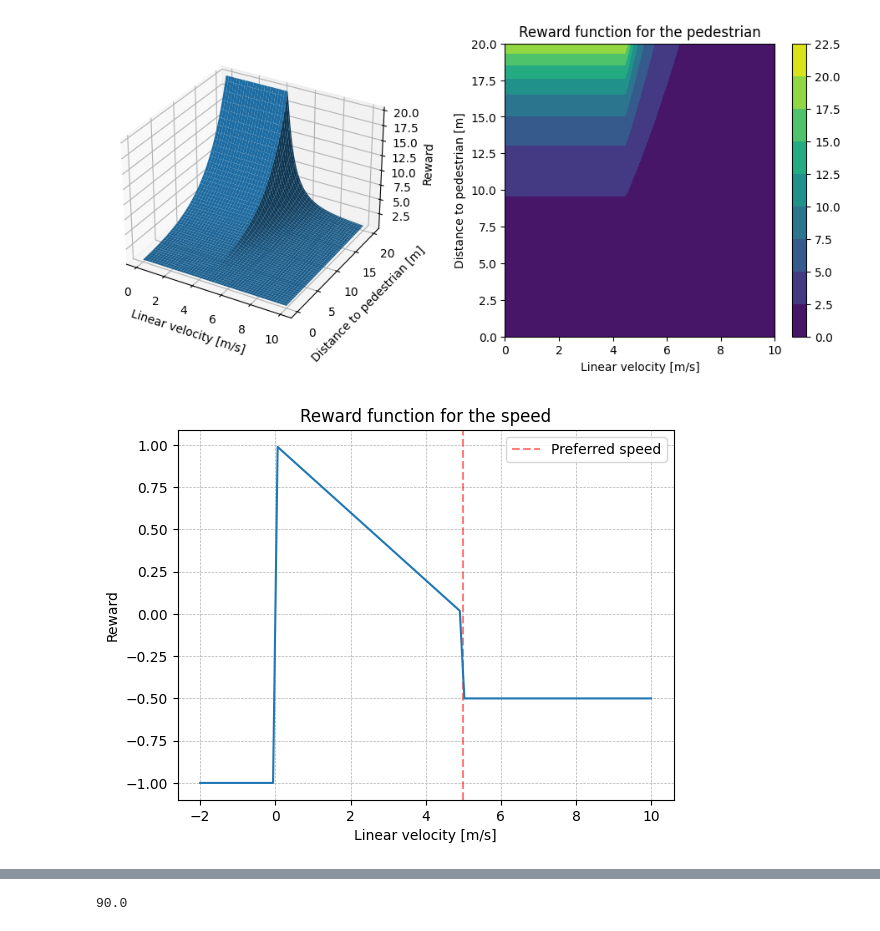
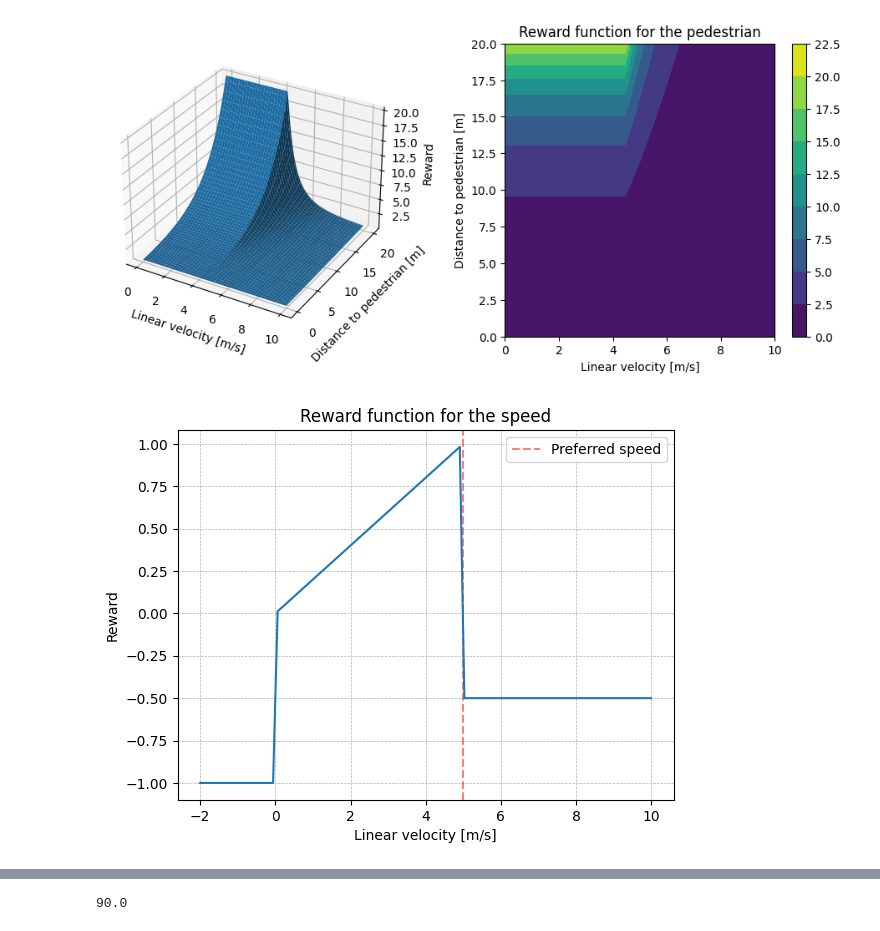
Before and after one commit to White-On/Streamlit_Presentation, a Jupyter notebook: fitness_notebook.ipynb, the cells around one changed output, grey strips where cells are left out. Drawn from its saved outputs; the diff is of its cells as text; code cells hidden in the pictures.

```diff
--- a/fitness_notebook.ipynb
+++ b/fitness_notebook.ipynb
@@ -437,32 +437,32 @@ plt.show()
 # %%
 def speed_reward(current_speed, pref_speed):
     if 0.0 < current_speed <= pref_speed:
         l = 1/pref_speed # old formula
-        return l * (pref_speed - current_speed)
-        # return 1-(pref_speed - current_speed)/pref_speed
+        # return l * (pref_speed - current_speed)
+        return 1-(pref_speed - current_speed)/pref_speed
     elif current_speed > pref_speed:
         return -0.5
     elif current_speed <= 0.0:
         return -1.0
 
 
 v_ev = np.linspace(-2, 10, n)
 
 speed_function = np.vectorize(speed_reward)
 pref_speed = 5
 r_speed = speed_function(v_ev, pref_speed)
 
 plt.axvline(pref_speed, color='r', linestyle='--', alpha=0.5, label='Preferred speed')
 plt.plot(v_ev, r_speed)
 plt.xlabel('Linear velocity [m/s]')
 plt.ylabel('Reward')
 plt.title('Reward function for the speed')
 plt.grid(True, linewidth=0.5, linestyle='--')
 plt.legend()
 
 plt.show()
 # %% [output]
-[figure, old version]
+[figure, new version]
 # %%
 espison_theta = np.linspace(0, 180, n)
 
```
Also changed, not shown: parts of 6 cells of this notebook, 2 other files.
